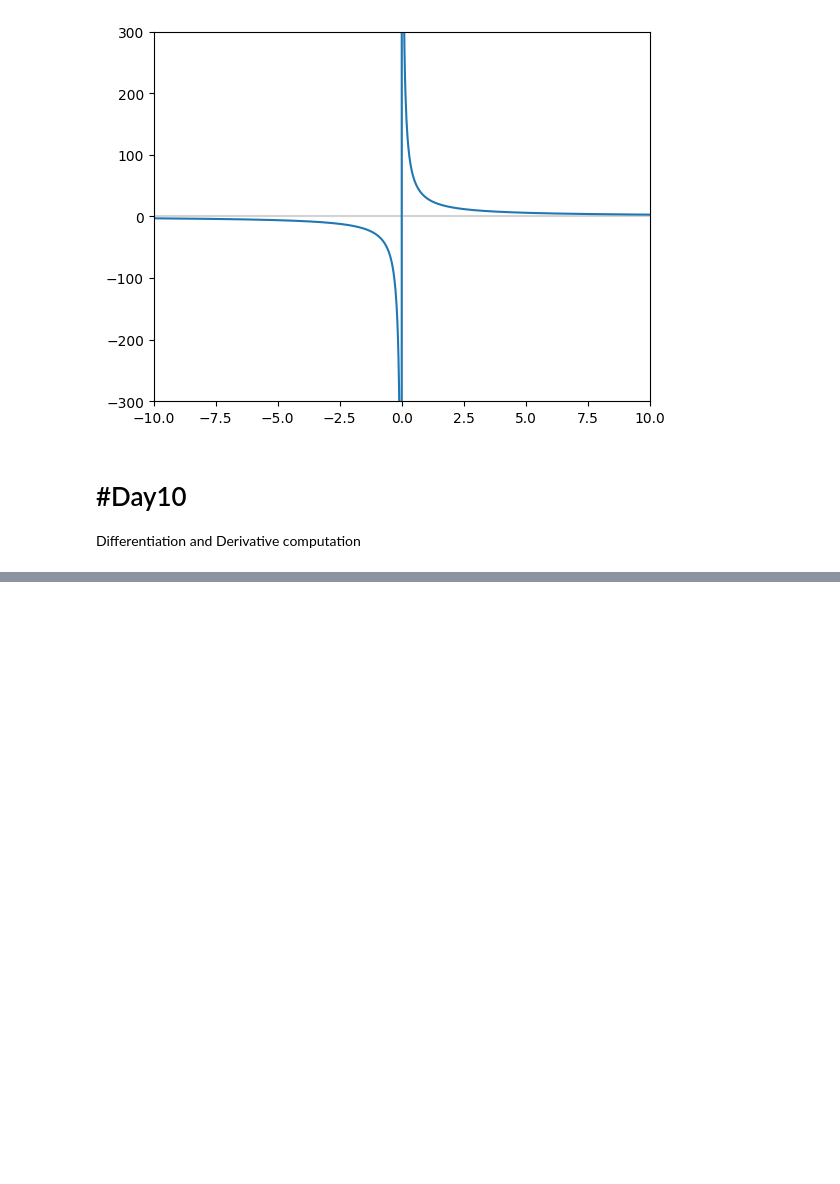
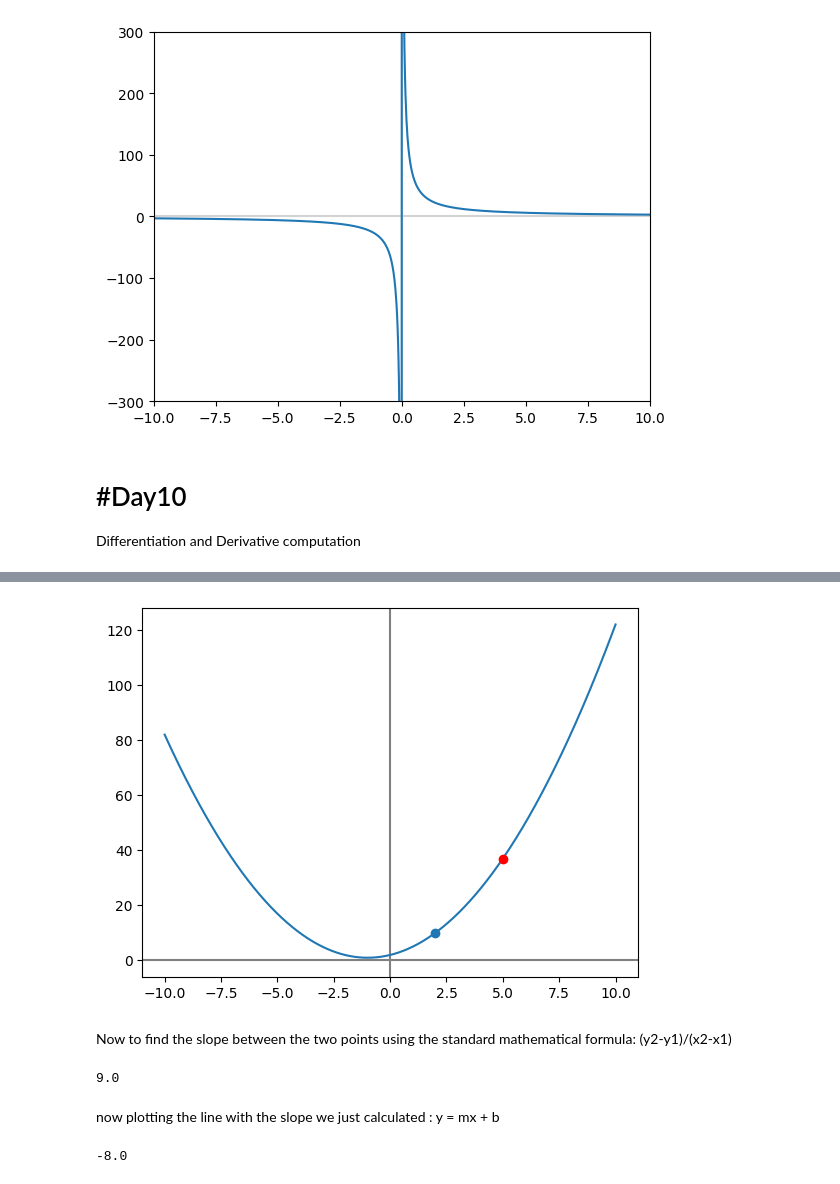
Before and after one commit to AnantUpadhyay02/100-Days-of-GenAI, a Jupyter notebook: calculus.ipynb, the cells around one changed output, grey strips where cells are left out. Saved outputs shown, nothing was run; the diff lists cells and outputs as text; code cells hidden in the pictures; blank space fills up the shorter version.

```diff
--- a/calculus.ipynb
+++ b/calculus.ipynb
@@ -87,0 +107,23 @@ Differentiation and Derivative computation
+# %%
+fig, ax = plt.subplots()
+plt.axvline(x = 0, color = "grey")
+plt.axhline(y = 0, color = "grey")
+plt.scatter(2,10)
+plt.scatter(5,37,c = "red",zorder = 3) # this zorder attribute is to keep the point above the curve
+_ = plt.plot(x,y)
+# %% [output]
+[figure, added]
+# %% [markdown]
+Now to find the slope between the two points using the standard mathematical formula: (y2-y1)/(x2-x1)
+# %%
+m = (37-10)/(5-2)
+m
+# %% [output]
+9.0
+# %% [markdown]
+now plotting the line with the slope we just calculated : y = mx + b
+# %%
+b = 37-m*5
+b
+# %% [output]
+-8.0
```
Also changed, not shown: parts of 7 cells of this notebook.
